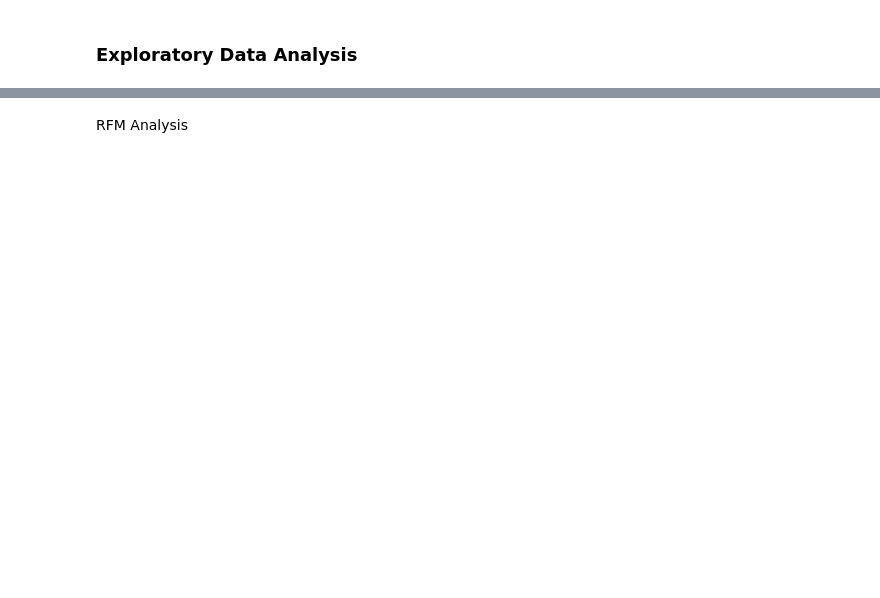
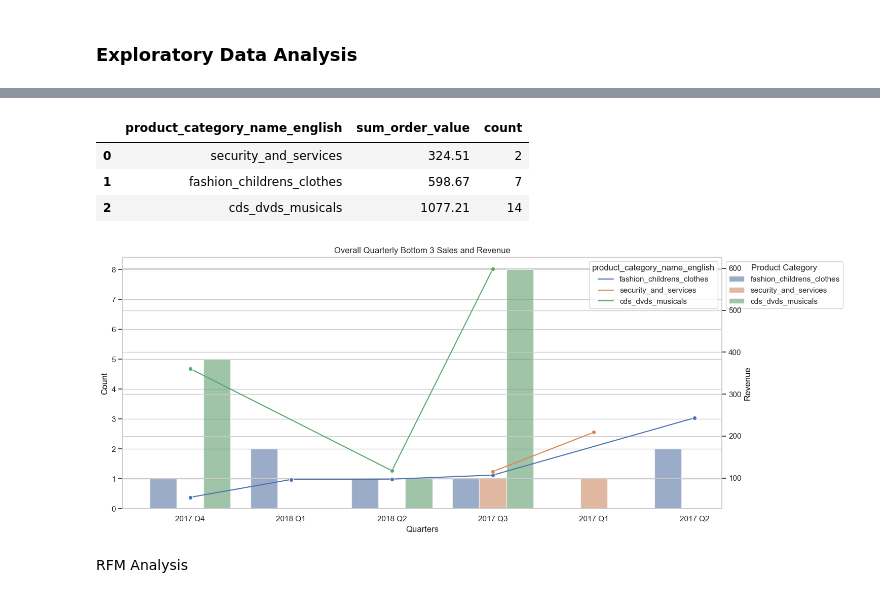
Before and after one commit to xhllex/assessment, a Jupyter notebook: ST_Assessment_Eunice Law.ipynb, the cells around one changed output, grey strips where cells are left out. Cells and saved outputs as stored; diff of their text form; code cells hidden in the pictures; blank space fills up the shorter version.

```diff
--- a/ST_Assessment_Eunice Law.ipynb
+++ b/ST_Assessment_Eunice Law.ipynb
@@ -226,0 +310,10 @@ order_df.head()
+# %%
+# Sum the total quantity and revenue by quarters and product category
+quar_sales_qty_revenue = order_df.groupby(['product_category_name_english', 'quarter_year_order_purchase']).agg(
+    {
+        'total_order_value':'sum',
+        'order_id': 'count'
+    }
+).sort_values(by='total_order_value',ascending=True).reset_index()
+quar_sales_qty_revenue.rename(columns={'total_order_value':'sum_order_value',
+                              'order_id':'count'}, inplace=True)
@@ -227,3 +381,62 @@ order_df.head()
+# %%
+# Get the overall bottom 3 product revenue
+overall_bottom_3_sales_revenue = sales_qty_revenue.sort_values(by='sum_order_value',ascending=True).head(3)
+overall_bottom_3_sales_revenue
+# %% [output]
+|  | product_category_name_english | sum_order_value | count |
+| 0 | security_and_services | 324.51 | 2 |
+| 1 | fashion_childrens_clothes | 598.67 | 7 |
+| 2 | cds_dvds_musicals | 1077.21 | 14 |
+# %%
+quar_bottom_3_sales_revenue = quar_sales_qty_revenue[quar_sales_qty_revenue['product_category_name_english'].isin(overall_bottom_3_sales_revenue['product_category_name_english'])]
+# %%
+# Set the aesthetics for the plots
+sns.set(style='whitegrid')
+
+# Create the main figure and axes
+fig, ax1 = plt.subplots(figsize=(15, 6))
+
+# Create the bar plot
+bar_plot = sns.barplot(
+    x='quarter_year_order_purchase',
+    y='count',
+    data=quar_bottom_3_sales_revenue,
+    hue='product_category_name_english',
+    alpha=0.6,
+    ax=ax1,
+    dodge=True
+)
+
+# Set the labels for the first y-axis
+ax1.set_ylabel('Count', color='black')
+ax1.set_xlabel('Quarters')
+plt.title('Overall Quarterly Bottom 3 Sales and Revenue')
+
+# Create a second y-axis
+ax2 = ax1.twinx()
+
+# Create the line plot
+line_plot = sns.lineplot(
+    x='quarter_year_order_purchase',
+    y='sum_order_value',
+    data=quar_bottom_3_sales_revenue,
+    hue='product_category_name_english',
+    marker='o',
+    dashes=False,
+    ax=ax2  # Overlay on the same axes
+)
+
+# Set the labels for the second y-axis
+ax2.set_ylabel('Revenue', color='black')  # Change this label as needed
+
+# Show the legend
+ax1.legend(title='Product Category', bbox_to_anchor=(1, 1), loc='upper left')
+
+# Display the plot
+plt.tight_layout()
+plt.show()
+# %% [output]
+[figure, added]
 # %% [markdown]
 RFM Analysis
 # %%
```
Also changed, not shown: parts of 40 cells of this notebook.
